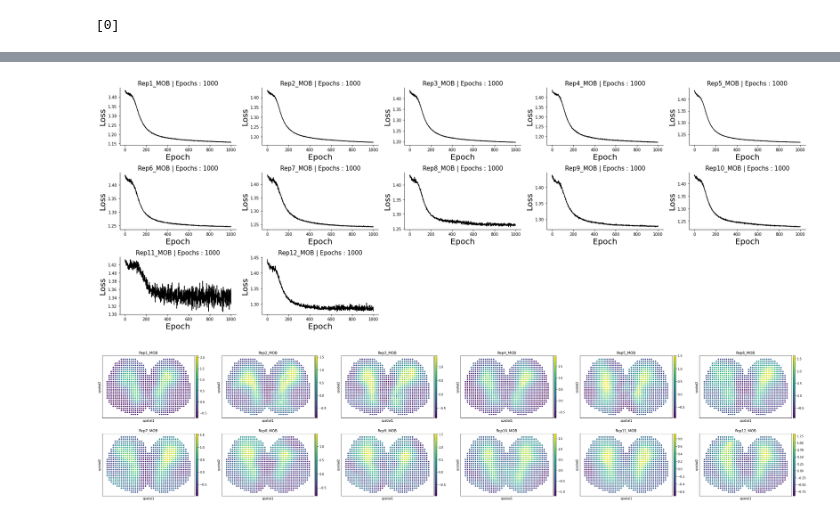
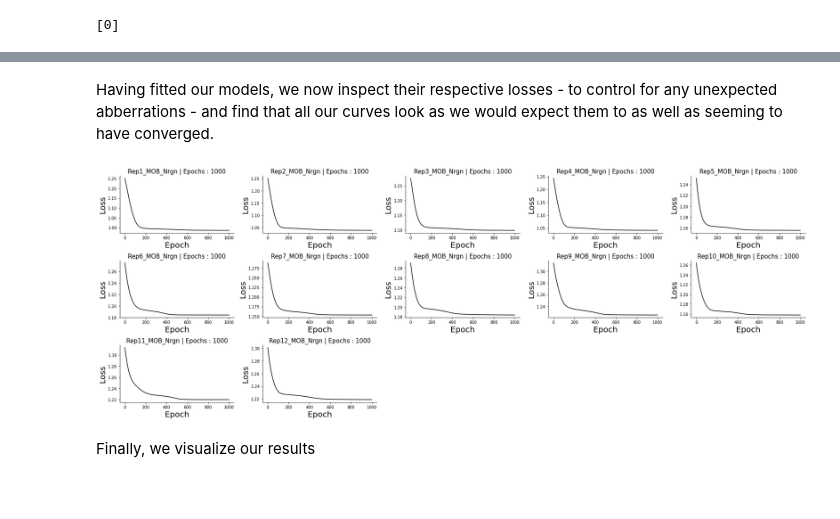
Before and after one commit to almaan/eggplant, a Jupyter notebook: notebooks/mob-full-analysis.ipynb, the cells around one changed output, grey strips where cells are left out. Drawn from its saved outputs; the diff is of its cells as text; code cells hidden in the pictures; blank space fills up the shorter version.

```diff
--- a/notebooks/mob-full-analysis.ipynb
+++ b/notebooks/mob-full-analysis.ipynb
@@ -46,5 +92,5 @@ plt.show()
 # %%
-ref = m.Reference(grid_crd,
-                  landmarks = ref_lmk.values,
-                  meta = dict(region = mta)
-                 )
+ref = eg.m.Reference(grid_crd,
+                     landmarks = ref_lmk.values,
+                     meta = dict(region = mta),
+                    )
@@ -131,7 +144,8 @@ sc.pl.spatial(adatas[0],color = "Nrgn",spot_size=50)
 # %%
-models = f.map_to_reference(adatas,
-                            "Nrgn",
-                            ref,
-                            n_epochs=1000,
-                            device ="cuda",
-                           )
+losses = eg.fun.transfer_to_reference(adatas,
+                                     "Nrgn",
+                                     ref,
+                                     n_epochs=1000,
+                                     device ="cuda",
+                                     verbose=True,
+                                     )
@@ -138 +165,9 @@ models = f.map_to_reference(adatas,
+# %% [markdown]
+Having fitted our models, we now inspect their respective losses - to control for any unexpected abberrations - and find that all our curves look as we would expect them to as well as seeming to have converged.
+# %%
+eg.pl.model_diagnostics(losses = losses)
+# %% [output]
+[figure, added]
+# %% [markdown]
+Finally, we visualize our results
 # %%
@@ -141,8 +174,0 @@ ut.spatial_smoothing(ref.adata)
-# %%
-ut.model_diagnostics(models)
-# %% [output]
-[figure, removed]
-# %%
-ref.plot(spot_size=35,cmap = plt.cm.viridis,ncols = 6)
-# %% [output]
-[figure, removed]
```
Also changed, not shown: parts of 35 cells of this notebook.
